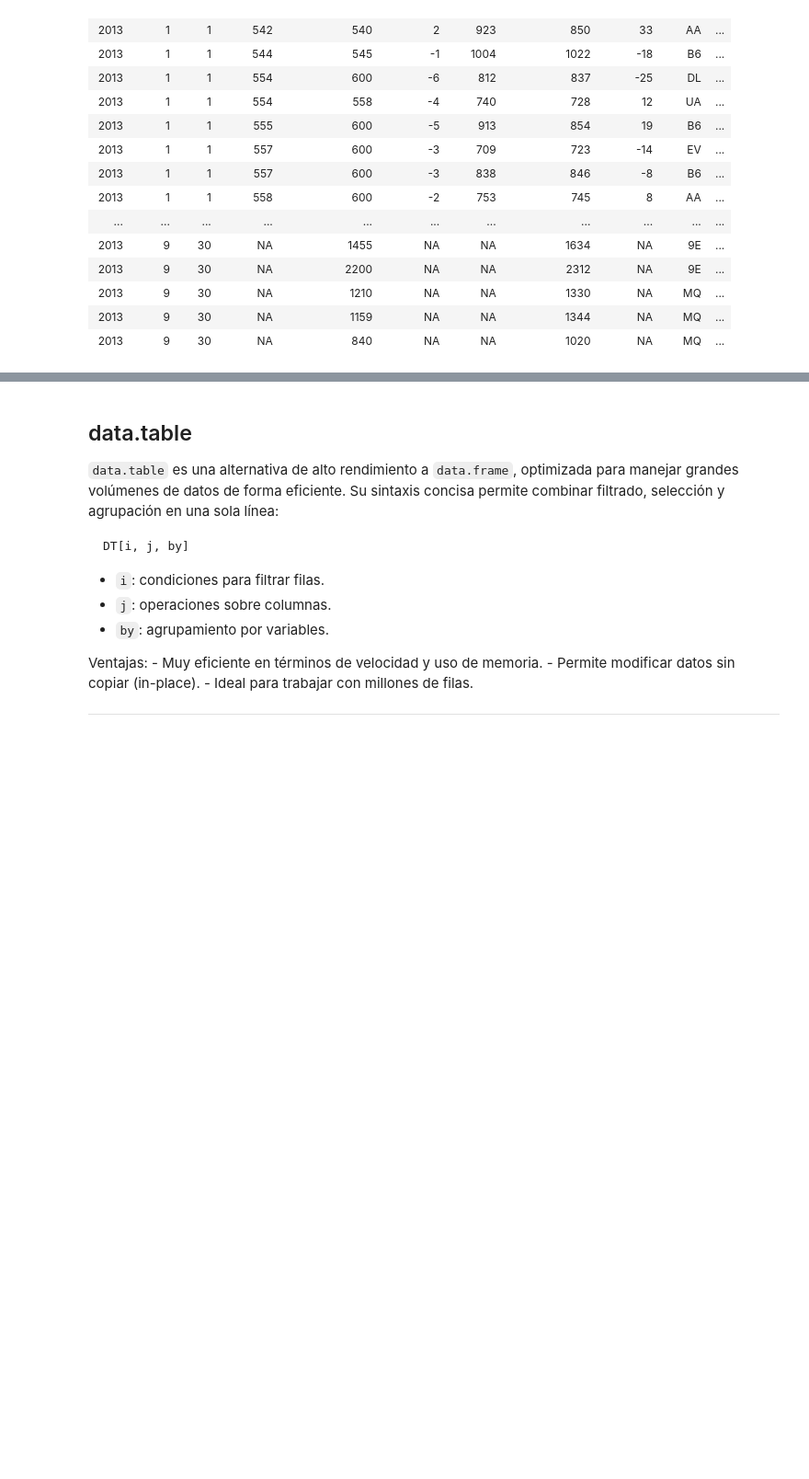
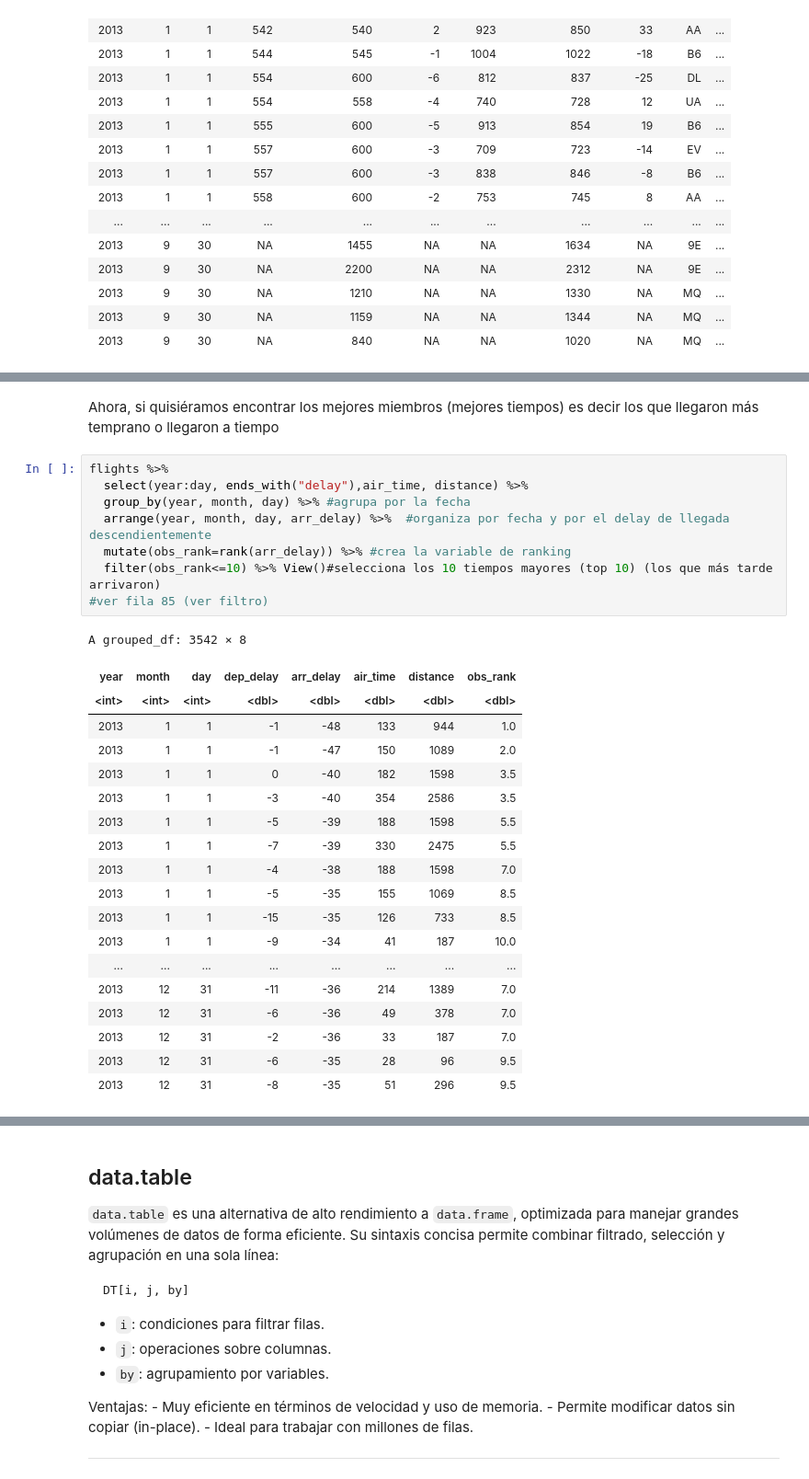
Before and after one commit to ednavivianasegura/ERAP_Curso_R, a Jupyter notebook: ERAP_R_Course.ipynb, the cells around one changed output, grey strips where cells are left out. Shown at 92% size. Drawn from its saved outputs; the diff is of its cells as text; blank space fills up the shorter version.

```diff
--- a/ERAP_R_Course.ipynb
+++ b/ERAP_R_Course.ipynb
@@ -1630,0 +2110,30 @@ Por ejemplo, si sólo necesitamos calcular velocidad, debido a que no necesitamo
+# %% [markdown]
+Ahora, si quisiéramos encontrar los mejores miembros (mejores tiempos) es decir los que llegaron más temprano o llegaron a tiempo
+# %%
+flights %>%
+  select(year:day, ends_with("delay"),air_time, distance) %>%
+  group_by(year, month, day) %>% #agrupa por la fecha
+  arrange(year, month, day, arr_delay) %>%  #organiza por fecha y por el delay de llegada descendientemente
+  mutate(obs_rank=rank(arr_delay)) %>% #crea la variable de ranking
+  filter(obs_rank<=10) %>% View()#selecciona los 10 tiempos mayores (top 10) (los que más tarde arrivaron)
+#ver fila 85 (ver filtro)
+# %% [output]
+A grouped_df: 3542 × 8
+| year | month | day | dep_delay | arr_delay | air_time | distance | obs_rank |
+| <int> | <int> | <int> | <dbl> | <dbl> | <dbl> | <dbl> | <dbl> |
+| 2013 | 1 | 1 | -1 | -48 | 133 | 944 | 1.0 |
+| 2013 | 1 | 1 | -1 | -47 | 150 | 1089 | 2.0 |
+| 2013 | 1 | 1 | 0 | -40 | 182 | 1598 | 3.5 |
+| 2013 | 1 | 1 | -3 | -40 | 354 | 2586 | 3.5 |
+| 2013 | 1 | 1 | -5 | -39 | 188 | 1598 | 5.5 |
+| 2013 | 1 | 1 | -7 | -39 | 330 | 2475 | 5.5 |
+| 2013 | 1 | 1 | -4 | -38 | 188 | 1598 | 7.0 |
+| 2013 | 1 | 1 | -5 | -35 | 155 | 1069 | 8.5 |
+| 2013 | 1 | 1 | -15 | -35 | 126 | 733 | 8.5 |
+| 2013 | 1 | 1 | -9 | -34 | 41 | 187 | 10.0 |
+| ... | ... | ... | ... | ... | ... | ... | ... |
+| 2013 | 12 | 31 | -11 | -36 | 214 | 1389 | 7.0 |
+| 2013 | 12 | 31 | -6 | -36 | 49 | 378 | 7.0 |
+| 2013 | 12 | 31 | -2 | -36 | 33 | 187 | 7.0 |
+| 2013 | 12 | 31 | -6 | -35 | 28 | 96 | 9.5 |
+| 2013 | 12 | 31 | -8 | -35 | 51 | 296 | 9.5 |
```
Also changed, not shown: parts of 57 cells of this notebook.
